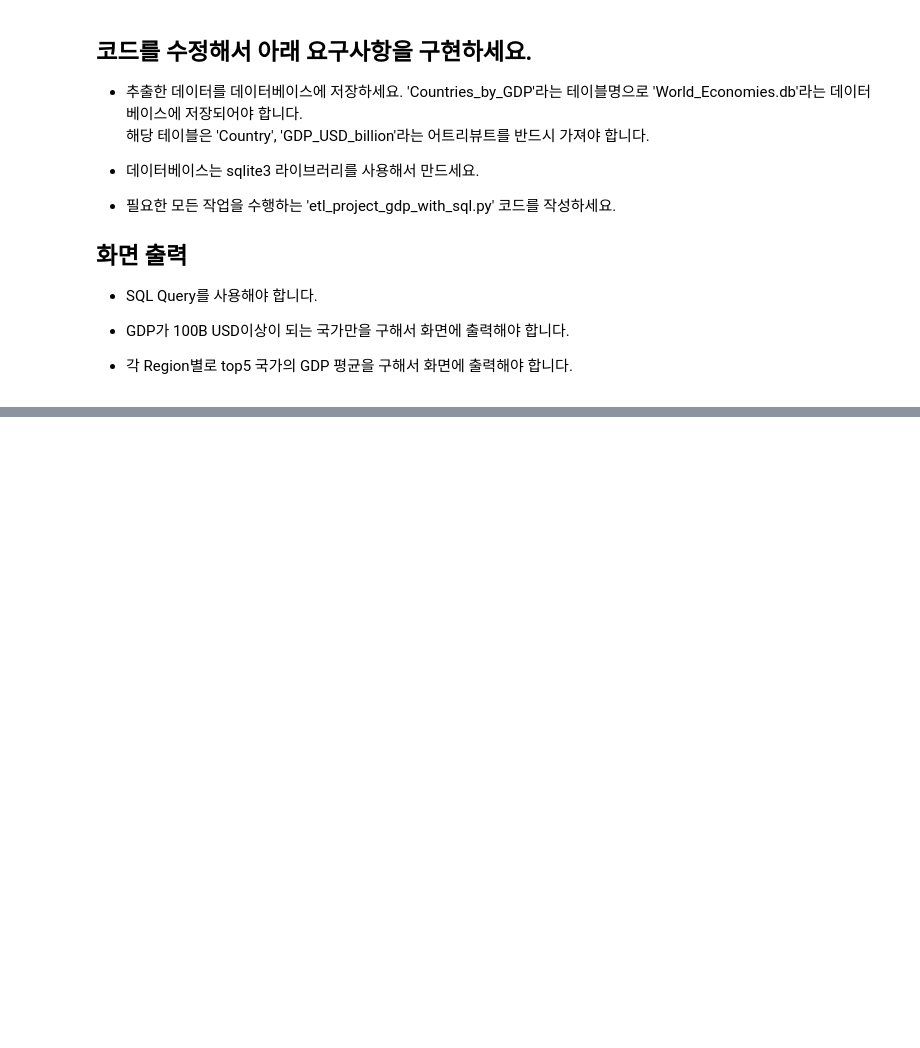
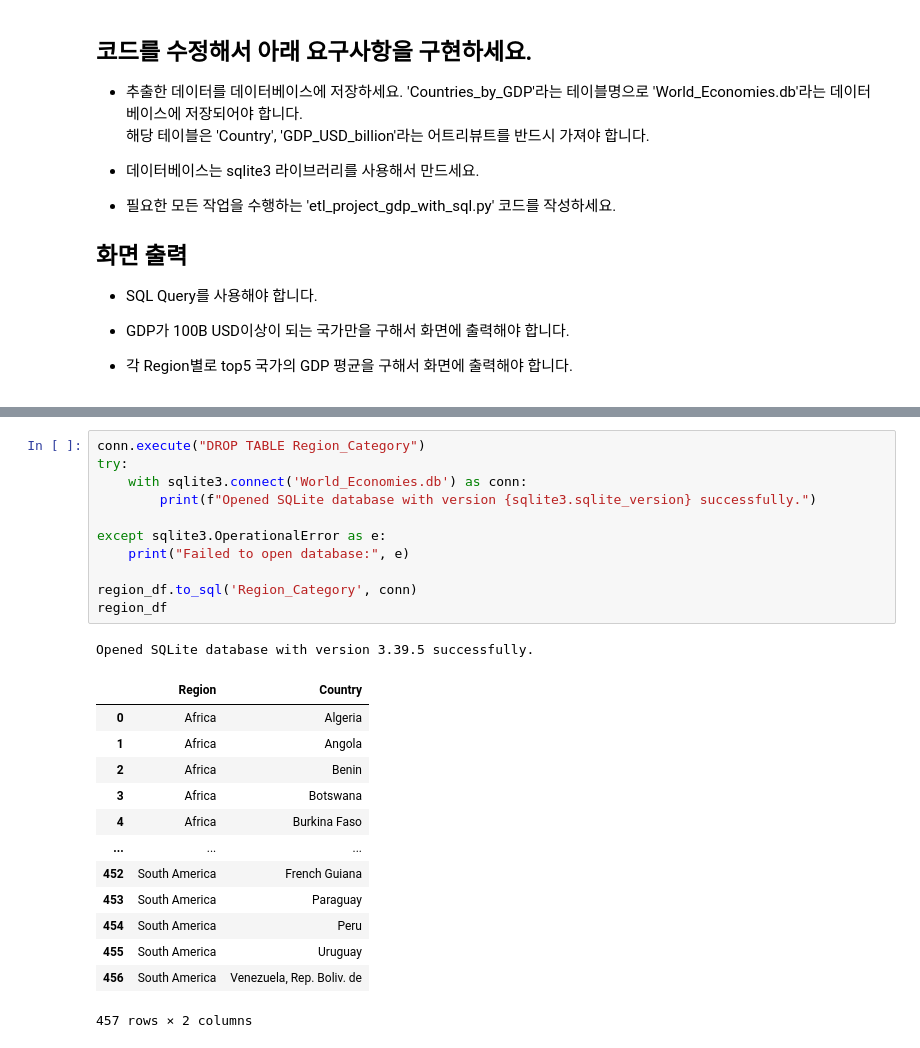
Before and after one commit to SanyaPark/Softeer-Bootcamp, a Jupyter notebook: missions/W1/M3.ipynb, the cells around one changed output, grey strips where cells are left out. Drawn from its saved outputs; the diff is of its cells as text; blank space fills up the shorter version.

```diff
--- a/missions/W1/M3.ipynb
+++ b/missions/W1/M3.ipynb
@@ -393,0 +754,26 @@ Zimbabwe
+# %%
+conn.execute("DROP TABLE Region_Category")
+try:
+    with sqlite3.connect('World_Economies.db') as conn:
+        print(f"Opened SQLite database with version {sqlite3.sqlite_version} successfully.")
+
+except sqlite3.OperationalError as e:
+    print("Failed to open database:", e)
+
+region_df.to_sql('Region_Category', conn)
+region_df
+# %% [output]
+Opened SQLite database with version 3.39.5 successfully.
+|  | Region | Country |
+| 0 | Africa | Algeria |
+| 1 | Africa | Angola |
+| 2 | Africa | Benin |
+| 3 | Africa | Botswana |
+| 4 | Africa | Burkina Faso |
+| ... | ... | ... |
+| 452 | South America | French Guiana |
+| 453 | South America | Paraguay |
+| 454 | South America | Peru |
+| 455 | South America | Uruguay |
+| 456 | South America | Venezuela, Rep. Boliv. de |
+457 rows × 2 columns
```
Also changed, not shown: parts of 13 cells of this notebook, 8 other files.
